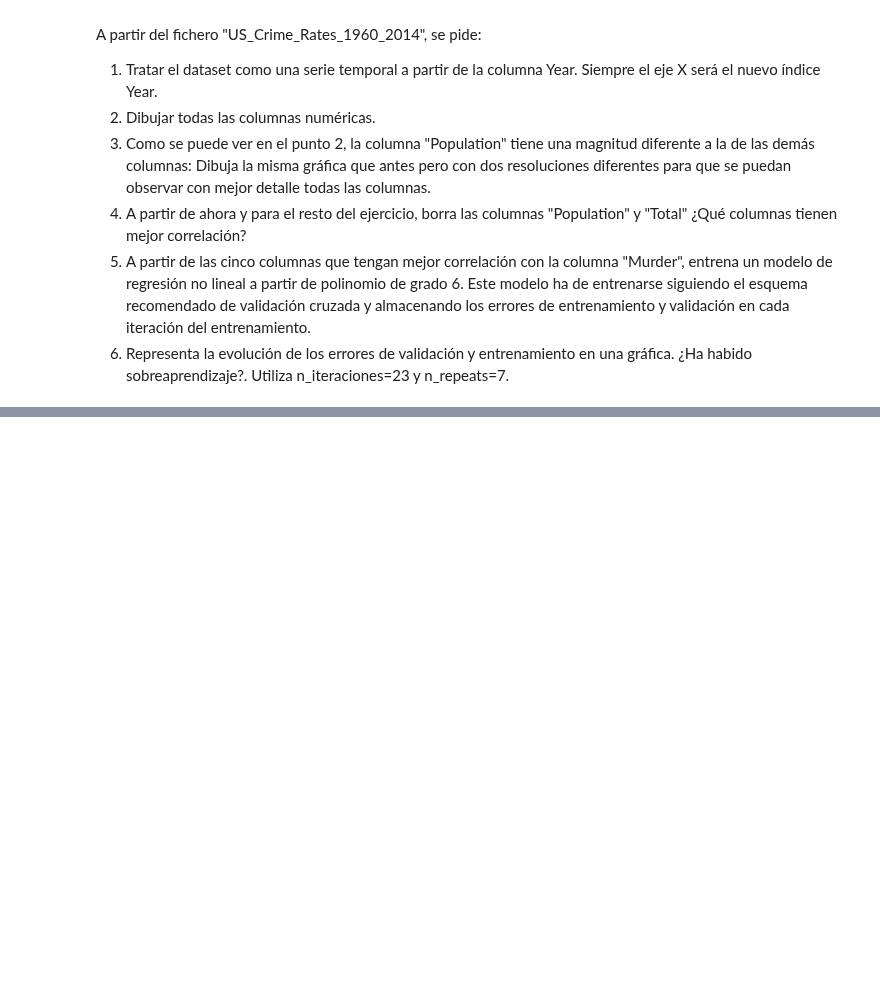
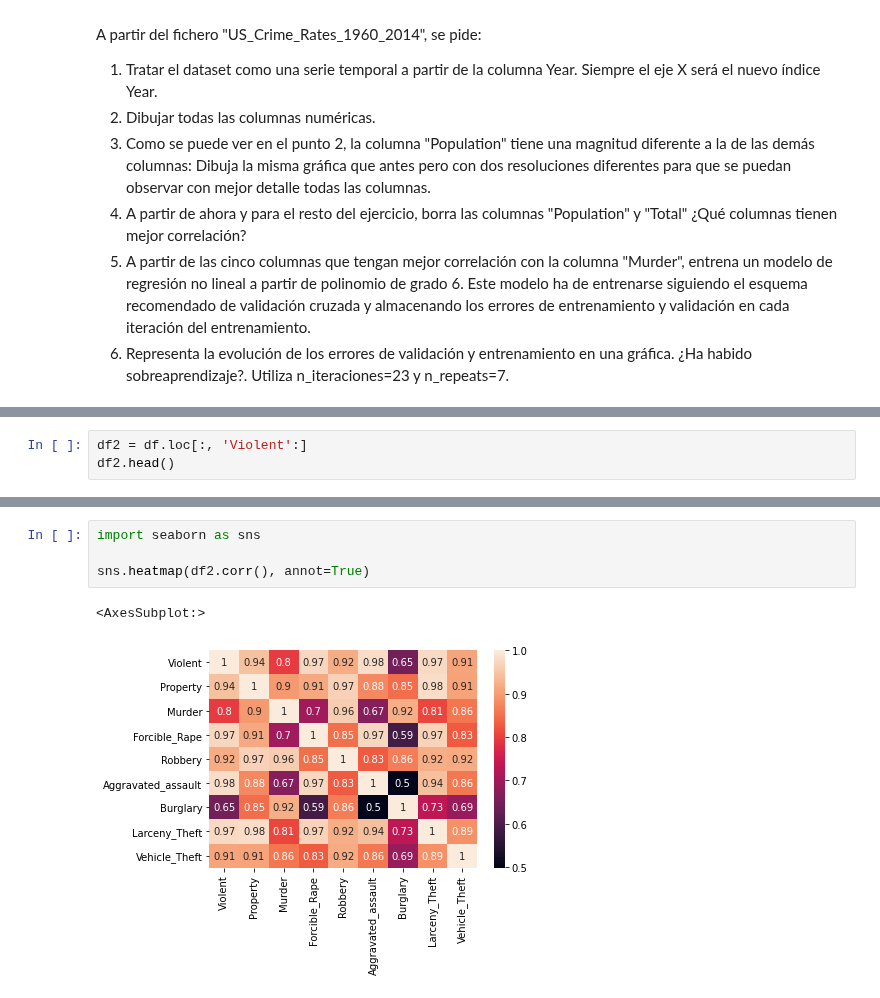
Before and after one commit to Garcipaldis/bridge_datascience_JorgeGarcia, a Jupyter notebook: Excercises/W10D1/3.crime.ipynb, the cells around one changed output, grey strips where cells are left out. Drawn from its saved outputs; the diff is of its cells as text; blank space fills up the shorter version.

```diff
--- a/Excercises/W10D1/3.crime.ipynb
+++ b/Excercises/W10D1/3.crime.ipynb
@@ -20,0 +26,3 @@ df.plot()
+# %%
+df2 = df.loc[:, 'Violent':]
+df2.head()
@@ -20,0 +37,7 @@ df.plot()
+# %%
+import seaborn as sns
+
+sns.heatmap(df2.corr(), annot=True)
+# %% [output]
+<AxesSubplot:>
+[figure, added]
```
Also changed, not shown: parts of 12 cells of this notebook, 15 other files.
